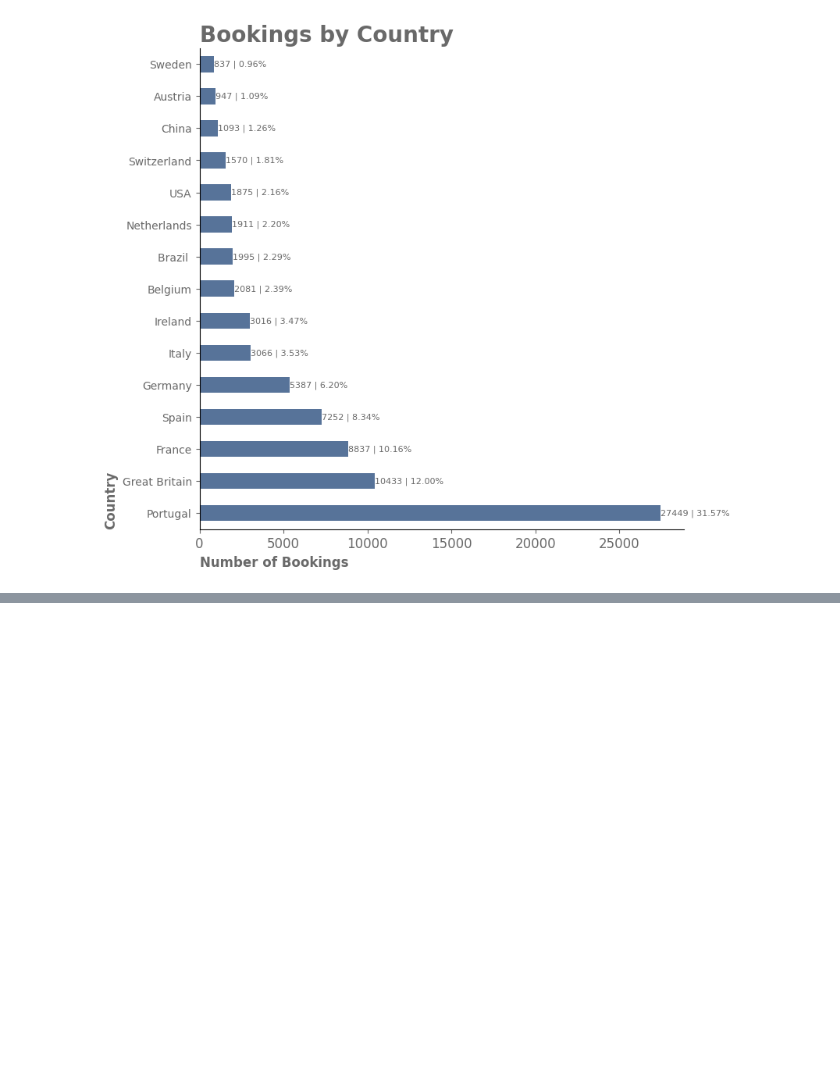
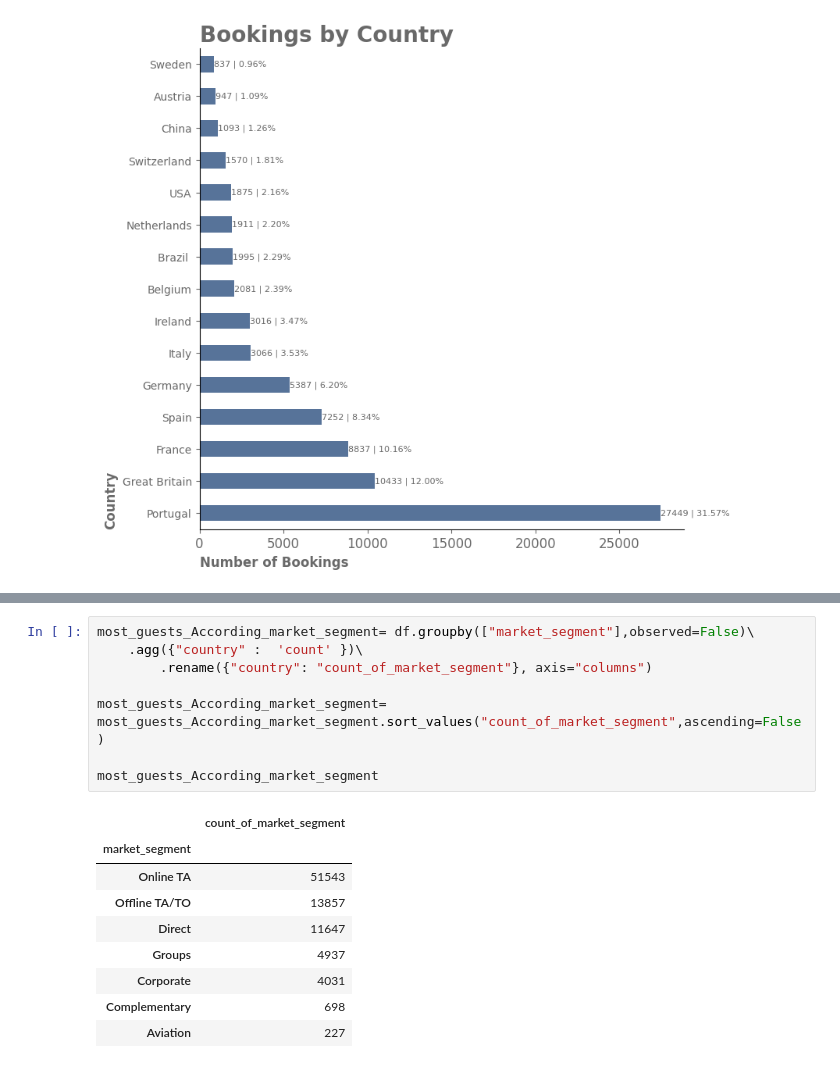
Before and after one commit to AliMSHGH/Hotel-_Bookings_Analysis, a Jupyter notebook: Hotel-_Bookings_Analysis.ipynb, the cells around one changed output, grey strips where cells are left out. Drawn from its saved outputs; the diff is of its cells as text; blank space fills up the shorter version.

```diff
--- a/Hotel-_Bookings_Analysis.ipynb
+++ b/Hotel-_Bookings_Analysis.ipynb
@@ -1133,0 +1141,18 @@ Overall, the majority of bookings originated from ``European countries``.
+# %%
+most_guests_According_market_segment= df.groupby(["market_segment"],observed=False)\
+    .agg({"country" :  'count' })\
+        .rename({"country": "count_of_market_segment"}, axis="columns")
+
+most_guests_According_market_segment= most_guests_According_market_segment.sort_values("count_of_market_segment",ascending=False)
+
+most_guests_According_market_segment
+# %% [output]
+|  | count_of_market_segment |
+| market_segment |  |
+| Online TA | 51543 |
+| Offline TA/TO | 13857 |
+| Direct | 11647 |
+| Groups | 4937 |
+| Corporate | 4031 |
+| Complementary | 698 |
+| Aviation | 227 |
```
Also changed, not shown: parts of 9 cells of this notebook.
